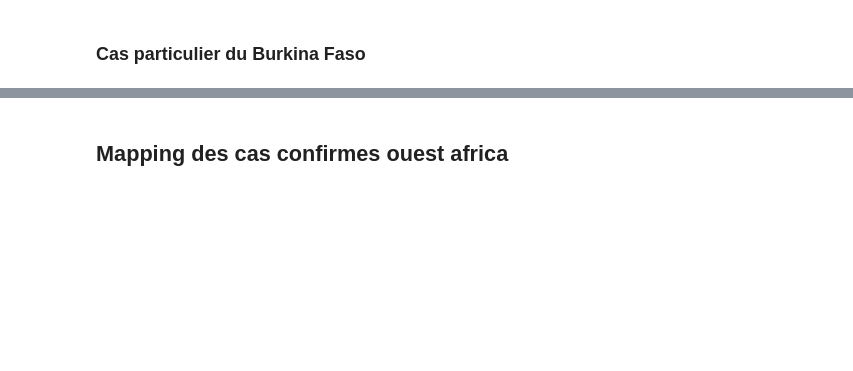
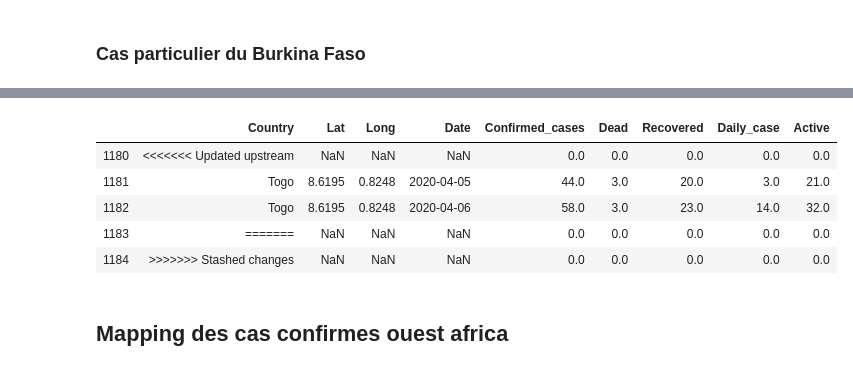
Before and after one commit to syllasn/covid-west-africa-dit, a Jupyter notebook: visualisation-covid19-west-africa-dit.ipynb, the cells around one changed output, grey strips where cells are left out. Cells and saved outputs as stored; diff of their text form; code cells hidden in the pictures; blank space fills up the shorter version.

```diff
--- a/visualisation-covid19-west-africa-dit.ipynb
+++ b/visualisation-covid19-west-africa-dit.ipynb
@@ -238,6 +316,15 @@ fig.update_layout(template="plotly_dark",title_text = '<b>Global Spread of the C
 fig.show()
 # %% [output]
 [interactive output not drawn]
+# %%
+df.tail()
+# %% [output]
+|  | Country | Lat | Long | Date | Confirmed_cases | Dead | Recovered | Daily_case | Active |
+| 1180 | <<<<<<< Updated upstream | NaN | NaN | NaN | 0.0 | 0.0 | 0.0 | 0.0 | 0.0 |
+| 1181 | Togo | 8.6195 | 0.8248 | 2020-04-05 | 44.0 | 3.0 | 20.0 | 3.0 | 21.0 |
+| 1182 | Togo | 8.6195 | 0.8248 | 2020-04-06 | 58.0 | 3.0 | 23.0 | 14.0 | 32.0 |
+| 1183 | ======= | NaN | NaN | NaN | 0.0 | 0.0 | 0.0 | 0.0 | 0.0 |
+| 1184 | >>>>>>> Stashed changes | NaN | NaN | NaN | 0.0 | 0.0 | 0.0 | 0.0 | 0.0 |
 # %% [markdown]
 ## Mapping des cas confirmes ouest africa
 # %%
```
Also changed, not shown: parts of 9 cells of this notebook, 8 other files.
